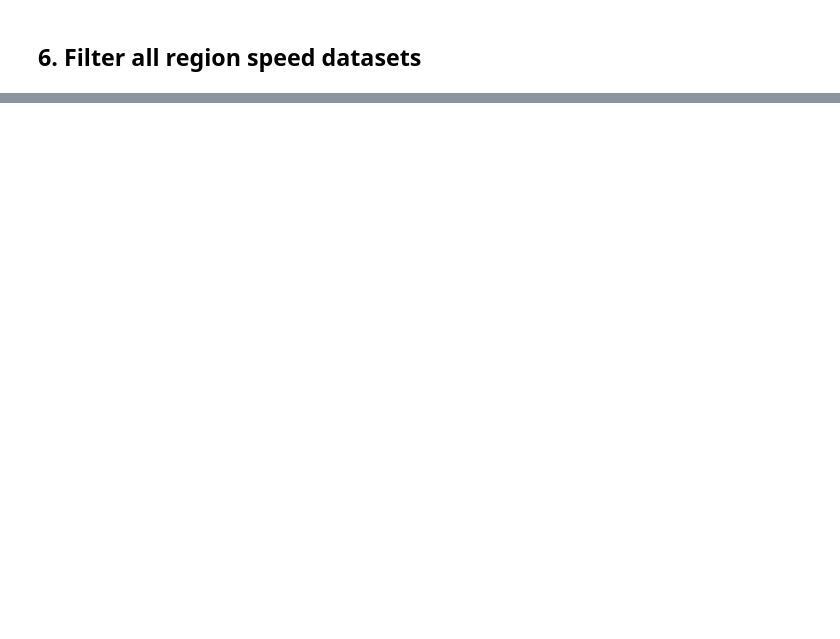
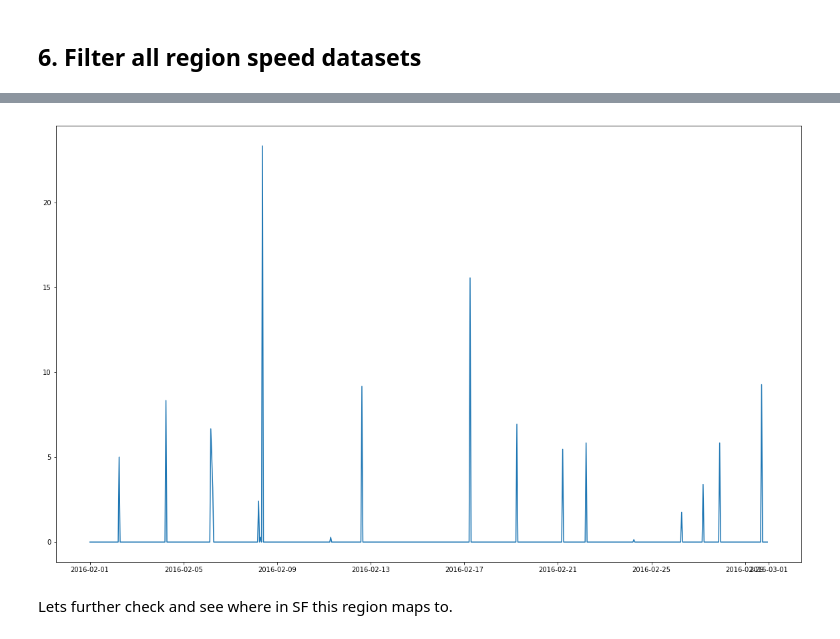
Before and after one commit to sakoki/Rushhour, a Jupyter notebook: code/playground/exploratory_analysis.ipynb, the cells around one changed output, grey strips where cells are left out. Cells and saved outputs as stored; diff of their text form; code cells hidden in the pictures; blank space fills up the shorter version.

```diff
--- a/code/playground/exploratory_analysis.ipynb
+++ b/code/playground/exploratory_analysis.ipynb
@@ -477,0 +658,9 @@ time_series_region_6075016100.csv - finished filtering - 107773 original # of ro
+# %%
+time_series_zeros = time_series.fillna(0)
+plt.figure(12, figsize=(20,12))
+plt.plot(time_series_zeros.loc["region_6075990100",:])
+plt.show()
+# %% [output]
+[figure, added]
+# %% [markdown]
+Lets further check and see where in SF this region maps to.
```
Also changed, not shown: parts of 48 cells of this notebook.
